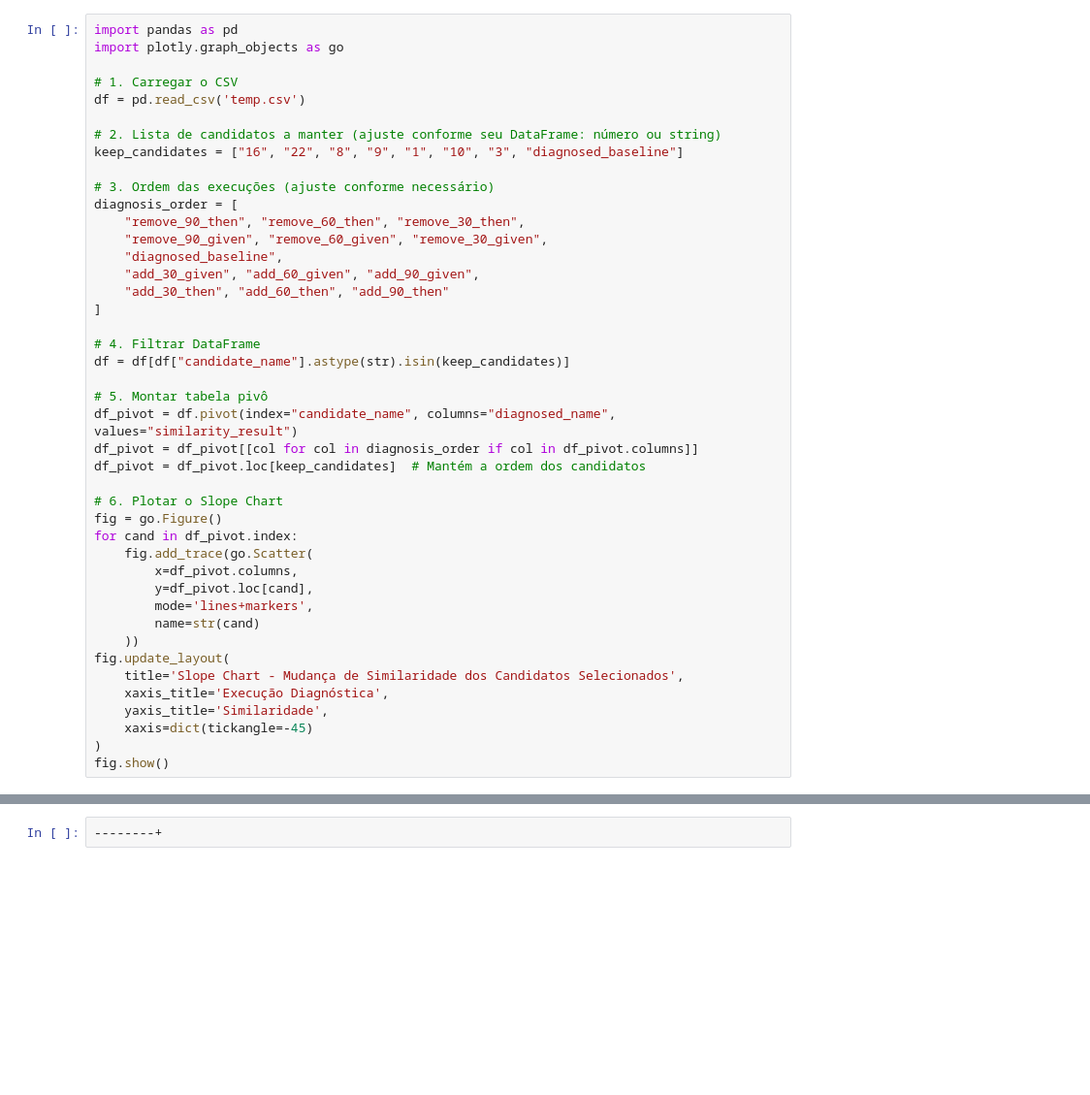
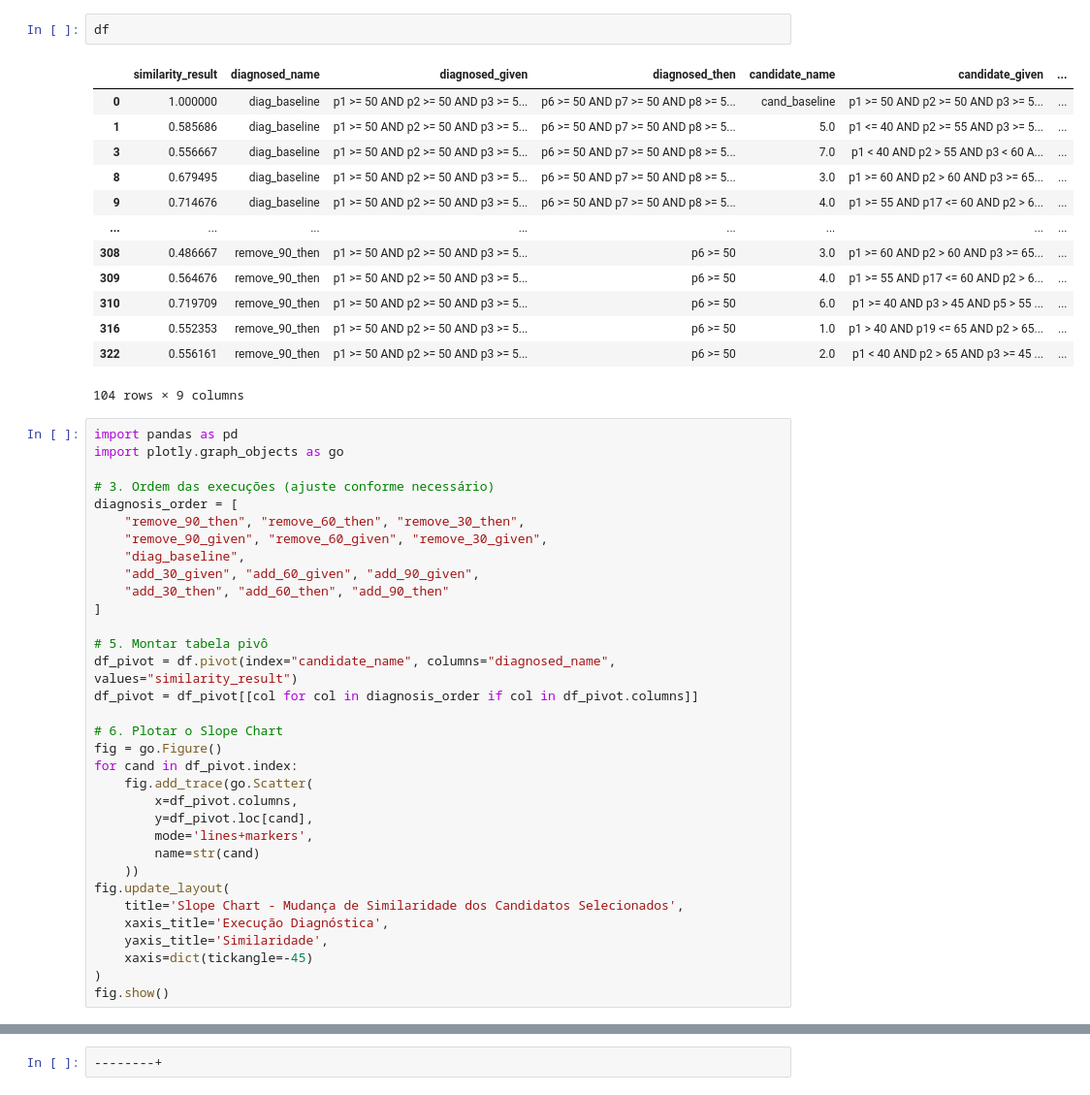
Before and after one commit to lucasvieira123/unexpected_scenario_handling_system, a Jupyter notebook: res/application/similationRQ2.0/rq2.ipynb, the cells around one changed output, grey strips where cells are left out. Shown at 97% size. Cells and saved outputs as stored; diff of their text form; blank space fills up the shorter version.

```diff
--- a/res/application/similationRQ2.0/rq2.ipynb
+++ b/res/application/similationRQ2.0/rq2.ipynb
@@ -88,29 +107,35 @@ RangeIndex(start=0, stop=325, step=1)
+# %%
+df
+# %% [output]
+|  | similarity_result | diagnosed_name | diagnosed_given | diagnosed_then | candidate_name | candidate_given | ... |
+| 0 | 1.000000 | diag_baseline | p1 >= 50 AND p2 >= 50 AND p3 >= 5... | p6 >= 50 AND p7 >= 50 AND p8 >= 5... | cand_baseline | p1 >= 50 AND p2 >= 50 AND p3 >= 5... | ... |
+| 1 | 0.585686 | diag_baseline | p1 >= 50 AND p2 >= 50 AND p3 >= 5... | p6 >= 50 AND p7 >= 50 AND p8 >= 5... | 5.0 | p1 <= 40 AND p2 >= 55 AND p3 >= 5... | ... |
+| 3 | 0.556667 | diag_baseline | p1 >= 50 AND p2 >= 50 AND p3 >= 5... | p6 >= 50 AND p7 >= 50 AND p8 >= 5... | 7.0 | p1 < 40 AND p2 > 55 AND p3 < 60 A... | ... |
+| 8 | 0.679495 | diag_baseline | p1 >= 50 AND p2 >= 50 AND p3 >= 5... | p6 >= 50 AND p7 >= 50 AND p8 >= 5... | 3.0 | p1 >= 60 AND p2 > 60 AND p3 >= 65... | ... |
+| 9 | 0.714676 | diag_baseline | p1 >= 50 AND p2 >= 50 AND p3 >= 5... | p6 >= 50 AND p7 >= 50 AND p8 >= 5... | 4.0 | p1 >= 55 AND p17 <= 60 AND p2 > 6... | ... |
+| ... | ... | ... | ... | ... | ... | ... | ... |
+| 308 | 0.486667 | remove_90_then | p1 >= 50 AND p2 >= 50 AND p3 >= 5... | p6 >= 50 | 3.0 | p1 >= 60 AND p2 > 60 AND p3 >= 65... | ... |
+| 309 | 0.564676 | remove_90_then | p1 >= 50 AND p2 >= 50 AND p3 >= 5... | p6 >= 50 | 4.0 | p1 >= 55 AND p17 <= 60 AND p2 > 6... | ... |
+| 310 | 0.719709 | remove_90_then | p1 >= 50 AND p2 >= 50 AND p3 >= 5... | p6 >= 50 | 6.0 | p1 >= 40 AND p3 > 45 AND p5 > 55 ... | ... |
+| 316 | 0.552353 | remove_90_then | p1 >= 50 AND p2 >= 50 AND p3 >= 5... | p6 >= 50 | 1.0 | p1 > 40 AND p19 <= 65 AND p2 > 65... | ... |
+| 322 | 0.556161 | remove_90_then | p1 >= 50 AND p2 >= 50 AND p3 >= 5... | p6 >= 50 | 2.0 | p1 < 40 AND p2 > 65 AND p3 >= 45 ... | ... |
+104 rows × 9 columns
 # %%
 import pandas as pd
 import plotly.graph_objects as go
-
-# 1. Carregar o CSV
-df = pd.read_csv('temp.csv')
-
-# 2. Lista de candidatos a manter (ajuste conforme seu DataFrame: número ou string)
-keep_candidates = ["16", "22", "8", "9", "1", "10", "3", "diagnosed_baseline"]
 
 # 3. Ordem das execuções (ajuste conforme necessário)
 diagnosis_order = [
     "remove_90_then", "remove_60_then", "remove_30_then",
     "remove_90_given", "remove_60_given", "remove_30_given",
-    "diagnosed_baseline",
+    "diag_baseline",
     "add_30_given", "add_60_given", "add_90_given",
     "add_30_then", "add_60_then", "add_90_then"
 ]
 
-# 4. Filtrar DataFrame
-df = df[df["candidate_name"].astype(str).isin(keep_candidates)]
-
 # 5. Montar tabela pivô
 df_pivot = df.pivot(index="candidate_name", columns="diagnosed_name", values="similarity_result")
 df_pivot = df_pivot[[col for col in diagnosis_order if col in df_pivot.columns]]
-df_pivot = df_pivot.loc[keep_candidates]  # Mantém a ordem dos candidatos
 
 # 6. Plotar o Slope Chart
 fig = go.Figure()
```
Also changed, not shown: parts of 13 cells of this notebook.
